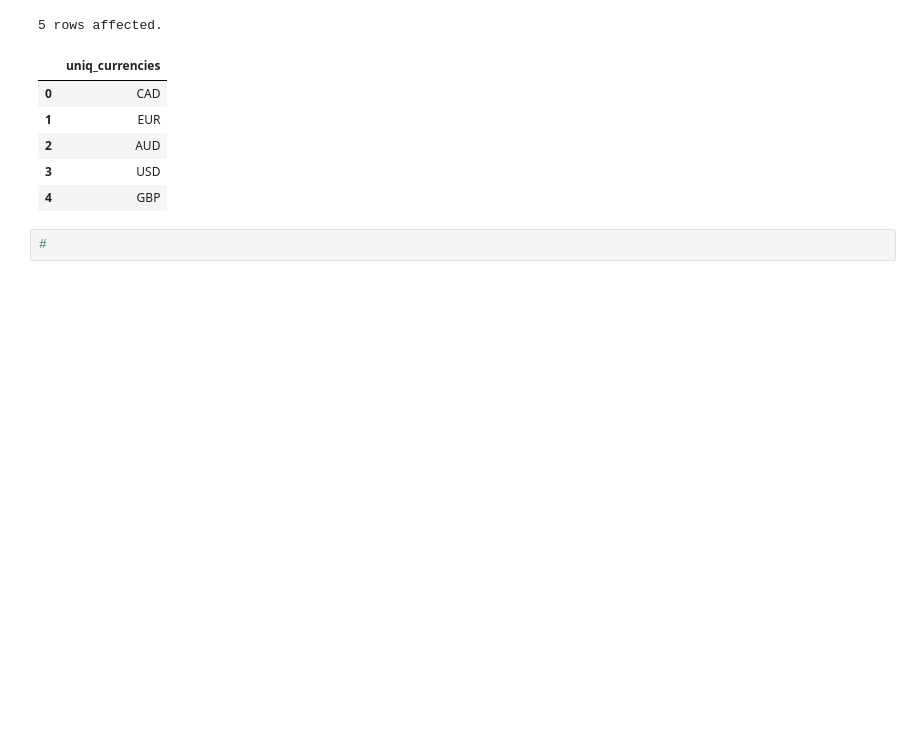
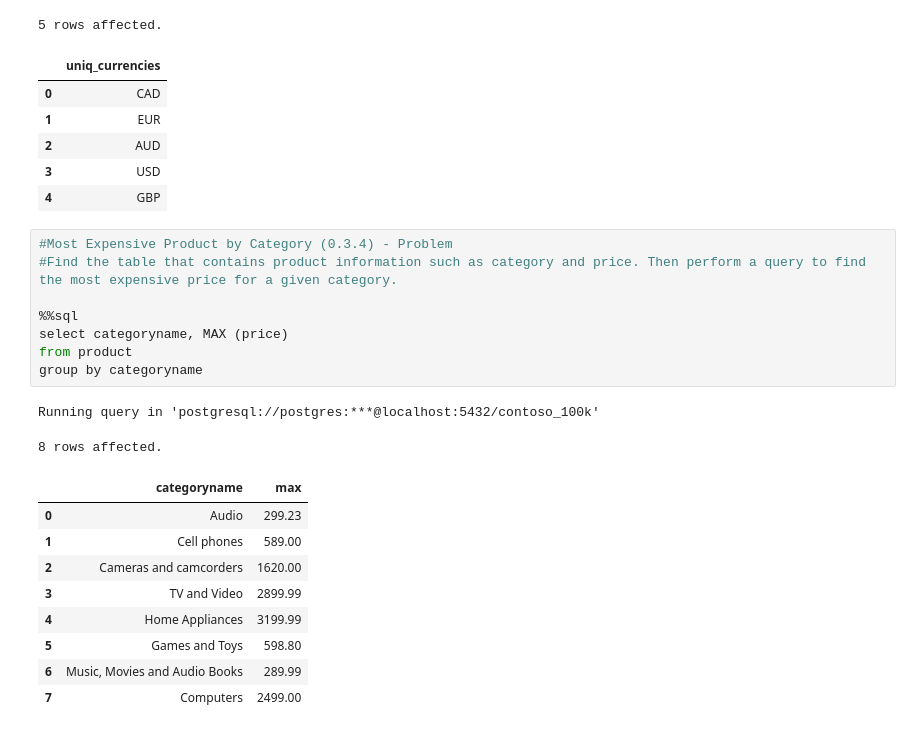
Before and after one commit to kreexus/luke_barrouse_sql, a Jupyter notebook: 0_Intro/3_Database_Overview.ipynb, the cells around one changed output. Saved outputs shown, nothing was run; the diff lists cells and outputs as text; blank space fills up the shorter version.

```diff
--- a/0_Intro/3_Database_Overview.ipynb
+++ b/0_Intro/3_Database_Overview.ipynb
@@ -702,5 +702,23 @@ Running query in 'postgresql://postgres:***@localhost:5432/contoso_100k'
 | 2 | AUD |
 | 3 | USD |
 | 4 | GBP |
-# %%
-#
+# %%
+#Most Expensive Product by Category (0.3.4) - Problem
+#Find the table that contains product information such as category and price. Then perform a query to find the most expensive price for a given category.
+
+%%sql
+select categoryname, MAX (price)
+from product
+group by categoryname
+# %% [output]
+Running query in 'postgresql://postgres:***@localhost:5432/contoso_100k'
+8 rows affected.
+|  | categoryname | max |
+| 0 | Audio | 299.23 |
+| 1 | Cell phones | 589.00 |
+| 2 | Cameras and camcorders | 1620.00 |
+| 3 | TV and Video | 2899.99 |
+| 4 | Home Appliances | 3199.99 |
+| 5 | Games and Toys | 598.80 |
+| 6 | Music, Movies and Audio Books | 289.99 |
+| 7 | Computers | 2499.00 |
```
Also changed, not shown: parts of 1 cell of this notebook.
